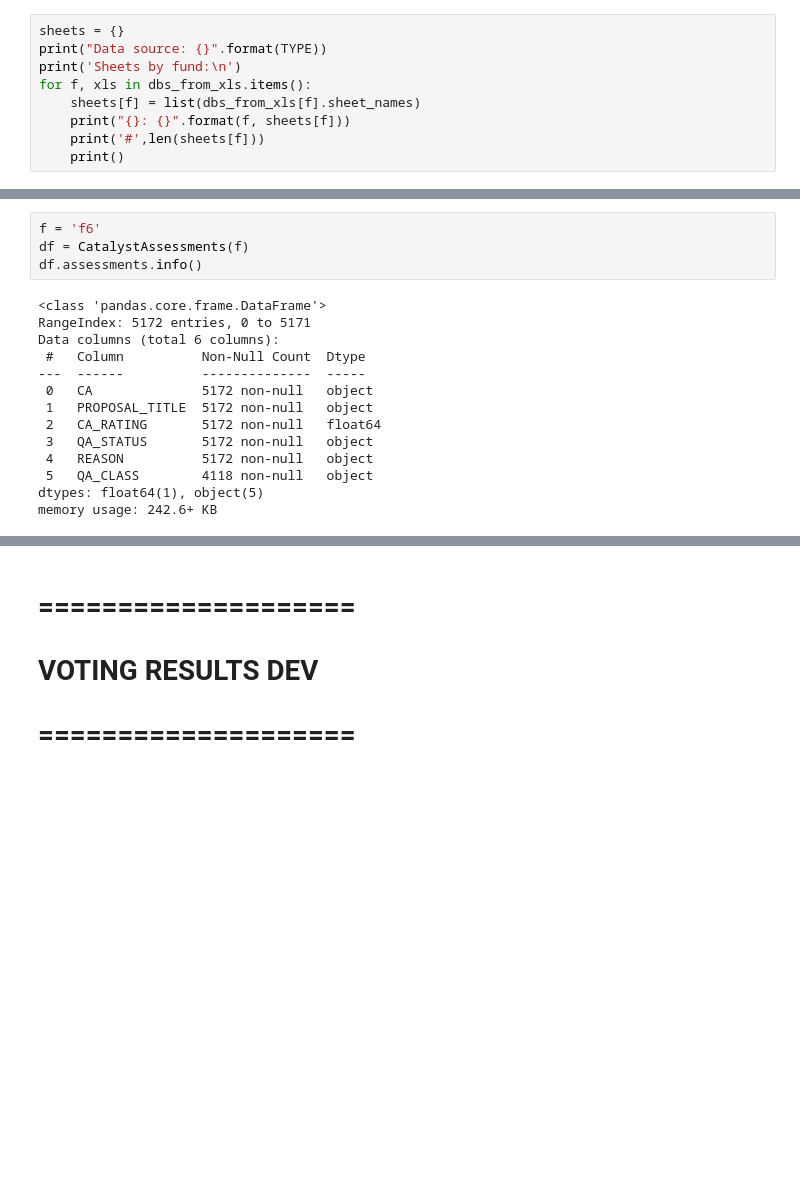
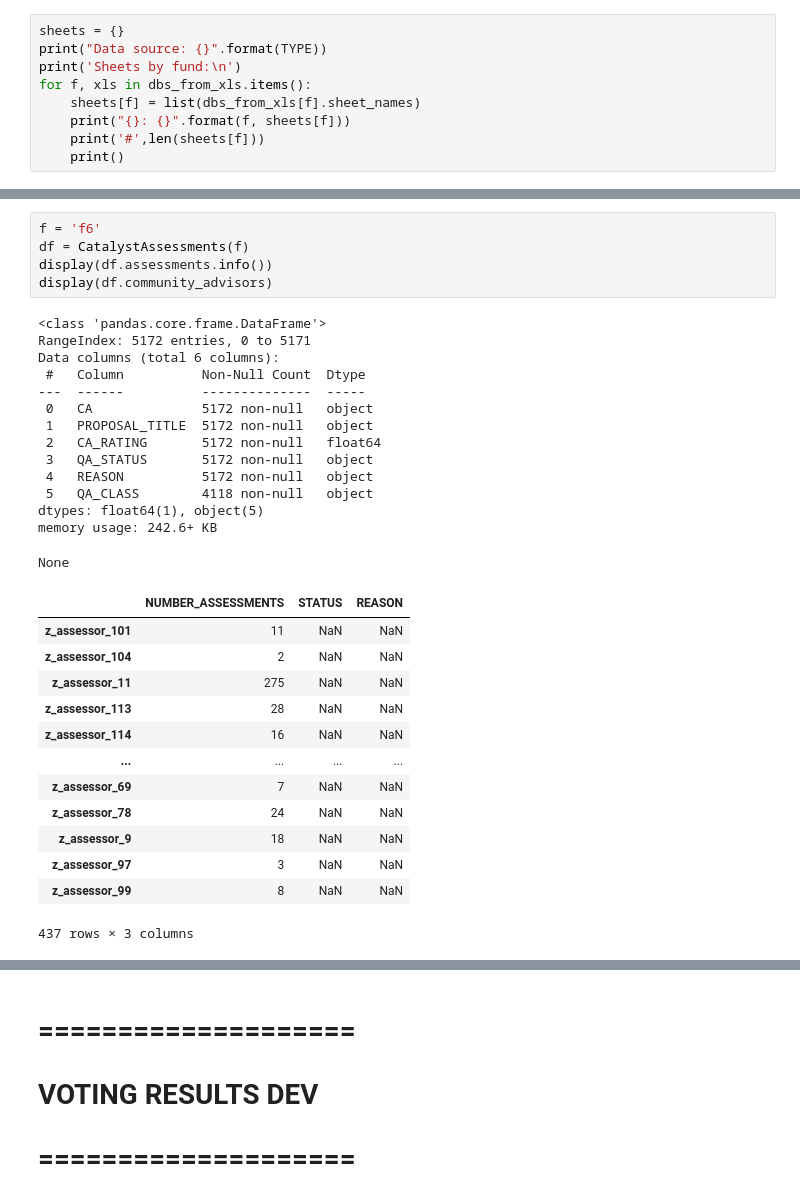
Before and after one commit to jbmattos/CatalystReport, a Jupyter notebook: data_setup.ipynb, the cells around one changed output, grey strips where cells are left out. Saved outputs shown, nothing was run; the diff lists cells and outputs as text; blank space fills up the shorter version.

```diff
--- a/data_setup.ipynb
+++ b/data_setup.ipynb
@@ -179,21 +197,36 @@ memory usage: 395.4+ KB
 # %%
 f = 'f6'
 df = CatalystAssessments(f)
-df.assessments.info()
+display(df.assessments.info())
+display(df.community_advisors)
 # %% [output]
 <class 'pandas.core.frame.DataFrame'>
 RangeIndex: 5172 entries, 0 to 5171
 Data columns (total 6 columns):
  #   Column          Non-Null Count  Dtype
 ---  ------          --------------  -----
  0   CA              5172 non-null   object
  1   PROPOSAL_TITLE  5172 non-null   object
  2   CA_RATING       5172 non-null   float64
  3   QA_STATUS       5172 non-null   object
  4   REASON          5172 non-null   object
  5   QA_CLASS        4118 non-null   object
 dtypes: float64(1), object(5)
 memory usage: 242.6+ KB
+None
+|  | NUMBER_ASSESSMENTS | STATUS | REASON |
+| z_assessor_101 | 11 | NaN | NaN |
+| z_assessor_104 | 2 | NaN | NaN |
+| z_assessor_11 | 275 | NaN | NaN |
+| z_assessor_113 | 28 | NaN | NaN |
+| z_assessor_114 | 16 | NaN | NaN |
+| ... | ... | ... | ... |
+| z_assessor_69 | 7 | NaN | NaN |
+| z_assessor_78 | 24 | NaN | NaN |
+| z_assessor_9 | 18 | NaN | NaN |
+| z_assessor_97 | 3 | NaN | NaN |
+| z_assessor_99 | 8 | NaN | NaN |
+437 rows × 3 columns
 # %%
 f = 'f7'
 df = CatalystAssessments(f)
```
Also changed, not shown: parts of 39 cells of this notebook, 3 other files.
